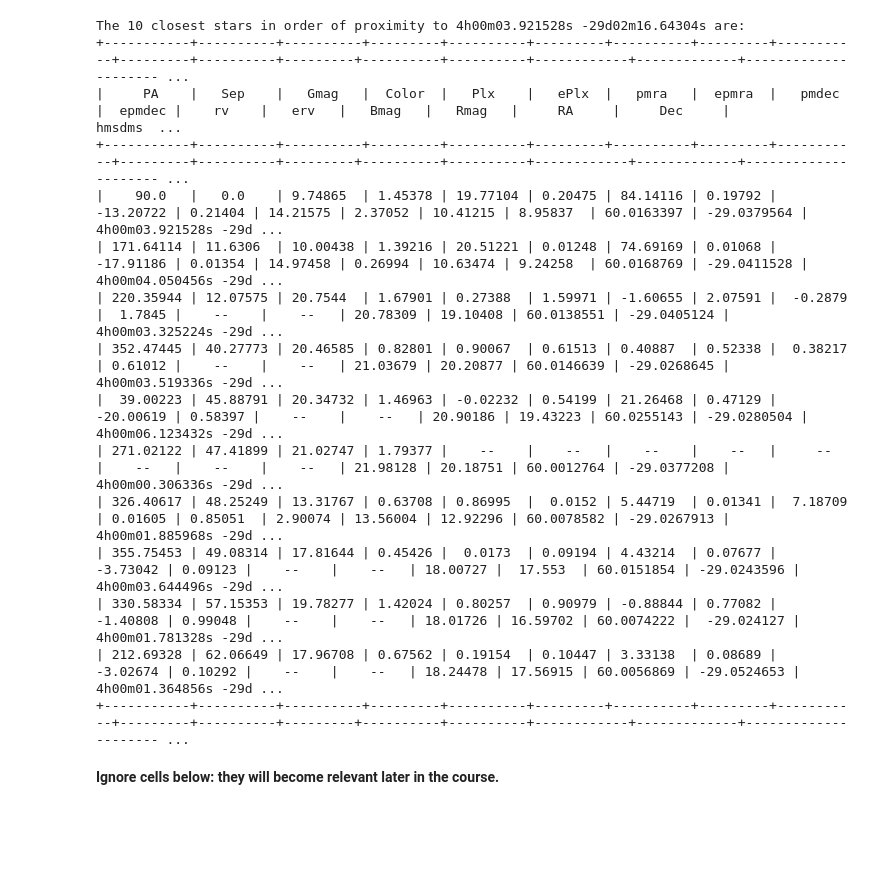
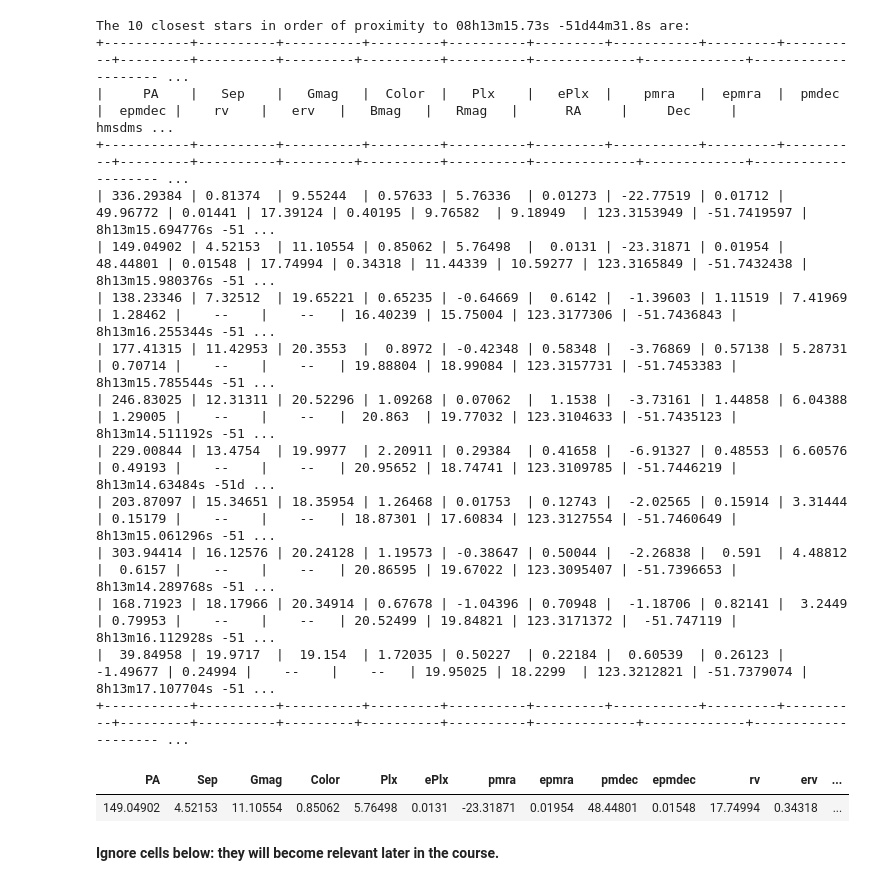
Before and after one commit to mosaicthej/astro-obs, a Jupyter notebook: Gaia_TESS_NEA_WDS.ipynb, the cells around one changed output. Saved outputs shown, nothing was run; the diff lists cells and outputs as text; code cells hidden in the pictures; blank space fills up the shorter version.

```diff
--- a/Gaia_TESS_NEA_WDS.ipynb
+++ b/Gaia_TESS_NEA_WDS.ipynb
@@ -137,8 +137,9 @@ def query_Gaia(coord_string, numstars, numdec):
 ############################################################
 
 
-coord_string = "04h00m03.83s-29d02m16.5s"
-coord_string = "4h00m03.921528s -29d02m16.64304s"
+# coord_string = "04h00m03.83s-29d02m16.5s"
+# coord_string = "4h00m03.921528s -29d02m16.64304s"
+coord_string = "08h13m15.73s -51d44m31.8s"
 
 numstars = 10  # Number of nearby stars to show
 numdec = 5    # Number of decimal places to show (ra, dec always show 5 decimals)
@@ -146,21 +147,26 @@ numdec = 5    # Number of decimal places to show (ra, dec always show 5 decimals
 x = query_Gaia(coord_string, numstars, numdec)
 print(x)
 # %% [output]
-The 10 closest stars in order of proximity to 4h00m03.921528s -29d02m16.64304s are:
-+-----------+----------+----------+---------+----------+---------+----------+---------+-----------+---------+----------+---------+----------+----------+------------+-------------+--------------------- ...
-|     PA    |   Sep    |   Gmag   |  Color  |   Plx    |   ePlx  |   pmra   |  epmra  |   pmdec   |  epmdec |    rv    |   erv   |   Bmag   |   Rmag   |     RA     |     Dec     |              hmsdms  ...
-+-----------+----------+----------+---------+----------+---------+----------+---------+-----------+---------+----------+---------+----------+----------+------------+-------------+--------------------- ...
-|    90.0   |   0.0    | 9.74865  | 1.45378 | 19.77104 | 0.20475 | 84.14116 | 0.19792 | -13.20722 | 0.21404 | 14.21575 | 2.37052 | 10.41215 | 8.95837  | 60.0163397 | -29.0379564 | 4h00m03.921528s -29d ...
-| 171.64114 | 11.6306  | 10.00438 | 1.39216 | 20.51221 | 0.01248 | 74.69169 | 0.01068 | -17.91186 | 0.01354 | 14.97458 | 0.26994 | 10.63474 | 9.24258  | 60.0168769 | -29.0411528 | 4h00m04.050456s -29d ...
-| 220.35944 | 12.07575 | 20.7544  | 1.67901 | 0.27388  | 1.59971 | -1.60655 | 2.07591 |  -0.2879  |  1.7845 |    --    |    --   | 20.78309 | 19.10408 | 60.0138551 | -29.0405124 | 4h00m03.325224s -29d ...
-| 352.47445 | 40.27773 | 20.46585 | 0.82801 | 0.90067  | 0.61513 | 0.40887  | 0.52338 |  0.38217  | 0.61012 |    --    |    --   | 21.03679 | 20.20877 | 60.0146639 | -29.0268645 | 4h00m03.519336s -29d ...
-|  39.00223 | 45.88791 | 20.34732 | 1.46963 | -0.02232 | 0.54199 | 21.26468 | 0.47129 | -20.00619 | 0.58397 |    --    |    --   | 20.90186 | 19.43223 | 60.0255143 | -29.0280504 | 4h00m06.123432s -29d ...
-| 271.02122 | 47.41899 | 21.02747 | 1.79377 |    --    |    --   |    --    |    --   |     --    |    --   |    --    |    --   | 21.98128 | 20.18751 | 60.0012764 | -29.0377208 | 4h00m00.306336s -29d ...
-| 326.40617 | 48.25249 | 13.31767 | 0.63708 | 0.86995  |  0.0152 | 5.44719  | 0.01341 |  7.18709  | 0.01605 | 0.85051  | 2.90074 | 13.56004 | 12.92296 | 60.0078582 | -29.0267913 | 4h00m01.885968s -29d ...
-| 355.75453 | 49.08314 | 17.81644 | 0.45426 |  0.0173  | 0.09194 | 4.43214  | 0.07677 |  -3.73042 | 0.09123 |    --    |    --   | 18.00727 |  17.553  | 60.0151854 | -29.0243596 | 4h00m03.644496s -29d ...
-| 330.58334 | 57.15353 | 19.78277 | 1.42024 | 0.80257  | 0.90979 | -0.88844 | 0.77082 |  -1.40808 | 0.99048 |    --    |    --   | 18.01726 | 16.59702 | 60.0074222 |  -29.024127 | 4h00m01.781328s -29d ...
-| 212.69328 | 62.06649 | 17.96708 | 0.67562 | 0.19154  | 0.10447 | 3.33138  | 0.08689 |  -3.02674 | 0.10292 |    --    |    --   | 18.24478 | 17.56915 | 60.0056869 | -29.0524653 | 4h00m01.364856s -29d ...
-+-----------+----------+----------+---------+----------+---------+----------+---------+-----------+---------+----------+---------+----------+----------+------------+-------------+--------------------- ...
+The 10 closest stars in order of proximity to 08h13m15.73s -51d44m31.8s are:
++-----------+----------+----------+---------+----------+---------+-----------+---------+----------+---------+----------+---------+----------+----------+-------------+-------------+-------------------- ...
+|     PA    |   Sep    |   Gmag   |  Color  |   Plx    |   ePlx  |    pmra   |  epmra  |  pmdec   |  epmdec |    rv    |   erv   |   Bmag   |   Rmag   |      RA     |     Dec     |              hmsdms ...
++-----------+----------+----------+---------+----------+---------+-----------+---------+----------+---------+----------+---------+----------+----------+-------------+-------------+-------------------- ...
+| 336.29384 | 0.81374  | 9.55244  | 0.57633 | 5.76336  | 0.01273 | -22.77519 | 0.01712 | 49.96772 | 0.01441 | 17.39124 | 0.40195 | 9.76582  | 9.18949  | 123.3153949 | -51.7419597 | 8h13m15.694776s -51 ...
+| 149.04902 | 4.52153  | 11.10554 | 0.85062 | 5.76498  |  0.0131 | -23.31871 | 0.01954 | 48.44801 | 0.01548 | 17.74994 | 0.34318 | 11.44339 | 10.59277 | 123.3165849 | -51.7432438 | 8h13m15.980376s -51 ...
+| 138.23346 | 7.32512  | 19.65221 | 0.65235 | -0.64669 |  0.6142 |  -1.39603 | 1.11519 | 7.41969  | 1.28462 |    --    |    --   | 16.40239 | 15.75004 | 123.3177306 | -51.7436843 | 8h13m16.255344s -51 ...
+| 177.41315 | 11.42953 | 20.3553  |  0.8972 | -0.42348 | 0.58348 |  -3.76869 | 0.57138 | 5.28731  | 0.70714 |    --    |    --   | 19.88804 | 18.99084 | 123.3157731 | -51.7453383 | 8h13m15.785544s -51 ...
+| 246.83025 | 12.31311 | 20.52296 | 1.09268 | 0.07062  |  1.1538 |  -3.73161 | 1.44858 | 6.04388  | 1.29005 |    --    |    --   |  20.863  | 19.77032 | 123.3104633 | -51.7435123 | 8h13m14.511192s -51 ...
+| 229.00844 | 13.4754  | 19.9977  | 2.20911 | 0.29384  | 0.41658 |  -6.91327 | 0.48553 | 6.60576  | 0.49193 |    --    |    --   | 20.95652 | 18.74741 | 123.3109785 | -51.7446219 | 8h13m14.63484s -51d ...
+| 203.87097 | 15.34651 | 18.35954 | 1.26468 | 0.01753  | 0.12743 |  -2.02565 | 0.15914 | 3.31444  | 0.15179 |    --    |    --   | 18.87301 | 17.60834 | 123.3127554 | -51.7460649 | 8h13m15.061296s -51 ...
+| 303.94414 | 16.12576 | 20.24128 | 1.19573 | -0.38647 | 0.50044 |  -2.26838 |  0.591  | 4.48812  |  0.6157 |    --    |    --   | 20.86595 | 19.67022 | 123.3095407 | -51.7396653 | 8h13m14.289768s -51 ...
+| 168.71923 | 18.17966 | 20.34914 | 0.67678 | -1.04396 | 0.70948 |  -1.18706 | 0.82141 |  3.2449  | 0.79953 |    --    |    --   | 20.52499 | 19.84821 | 123.3171372 |  -51.747119 | 8h13m16.112928s -51 ...
+|  39.84958 | 19.9717  |  19.154  | 1.72035 | 0.50227  | 0.22184 |  0.60539  | 0.26123 | -1.49677 | 0.24994 |    --    |    --   | 19.95025 | 18.2299  | 123.3212821 | -51.7379074 | 8h13m17.107704s -51 ...
++-----------+----------+----------+---------+----------+---------+-----------+---------+----------+---------+----------+---------+----------+----------+-------------+-------------+-------------------- ...
+# %%
+x[1]
+# %% [output]
+| PA | Sep | Gmag | Color | Plx | ePlx | pmra | epmra | pmdec | epmdec | rv | erv | ... |
+| 149.04902 | 4.52153 | 11.10554 | 0.85062 | 5.76498 | 0.0131 | -23.31871 | 0.01954 | 48.44801 | 0.01548 | 17.74994 | 0.34318 | ... |
 # %% [markdown]
 **Ignore cells below: they will become relevant later in the course.**
 # %%
```
Also changed, not shown: parts of 1 cell of this notebook.
